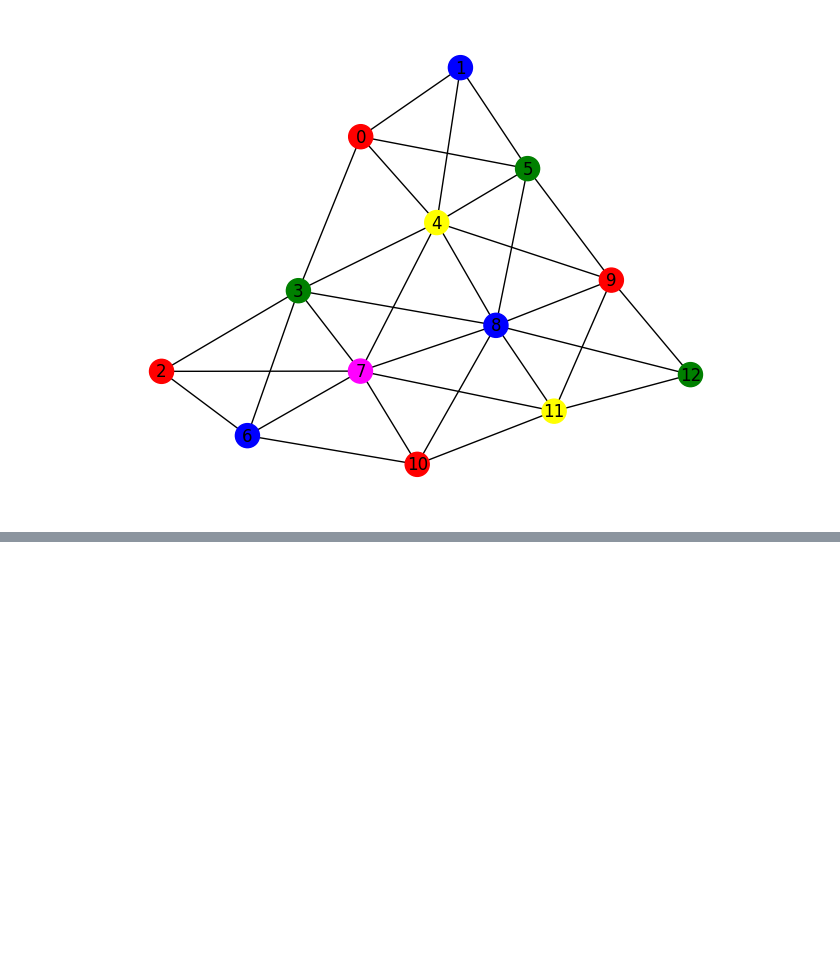
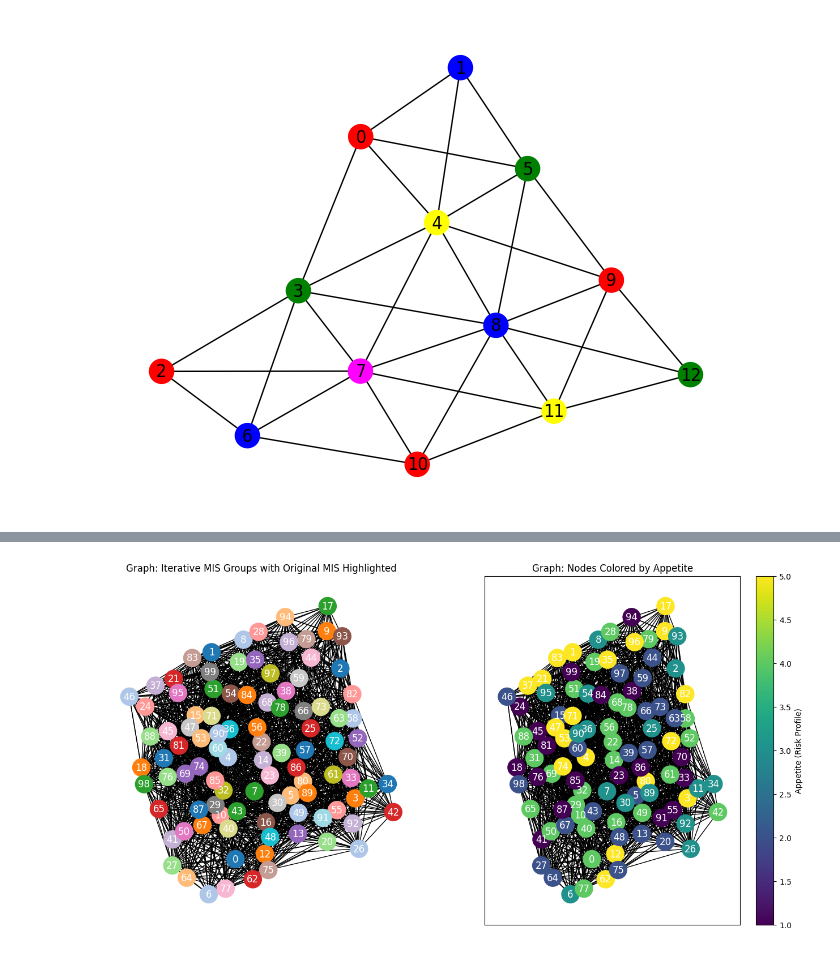
Before and after one commit to gzemlevskiy17/YQuantum-Minimising-Wildfire-Risks, a Jupyter notebook: mis_classical.ipynb, the cells around one changed output, grey strips where cells are left out. Cells and saved outputs as stored; diff of their text form; code cells hidden in the pictures; blank space fills up the shorter version.

```diff
--- a/mis_classical.ipynb
+++ b/mis_classical.ipynb
@@ -195,33 +228,38 @@ import pandas as pd
 import numpy as np
 import networkx as nx
 import matplotlib.pyplot as plt
+import matplotlib.cm as cm
 import math
 from networkx.algorithms import approximation as approx
+import time
 
-# --- Step 1: Load Data and Create Coordinates ---
-# Load property data which includes x, y coordinates and an appetite score (1-5)
-data = pd.read_csv("property_grid.csv")
+# --- Step 1: Load Data and Add "appetite" Column if Missing ---
+csv_file = "data/property_grid.csv"
+data = pd.read_csv(csv_file)
+
+if "appetite" not in data.columns:
+    np.random.seed(42)  # For reproducibility
+    data["appetite"] = np.random.randint(1, 6, size=len(data))
+    data.to_csv(csv_file, index=False)  # Optionally, save the updated CSV
+    print("Added 'appetite' column to CSV file.")
+
+# Extract x, y, and appetite values
 x = data["x"].values
 y = data["y"].values
-# Assumes the CSV has an "appetite" column representing the risk appetite score
 appetite = data["appetite"].values
 
-# Combine x and y coordinates into a single array
+# Combine x and y coordinates into an array of coordinate pairs
 coordinates = np.array(list(zip(x, y)))
 print("Coordinates:")
 print(coordinates)
 
-# Define a fixed radius for testing; properties within this distance are considered correlated
-radius = 7.5
-
 # --- Step 2: Construct the Graph with Node Attributes ---
 G = nx.Graph()
-
-# Add nodes to the graph with attributes 'pos' (position) and 'appetite'
 for idx, (coord, app) in enumerate(zip(coordinates, appetite)):
     G.add_node(idx, pos=coord, appetite=app)
 
-# Add edges between nodes if the Euclidean distance between them is <= the threshold (radius)
+# Define a proximity threshold (radius) for determining connected nodes (correlated wildfire risk)
+radius = 7.5
 n = len(coordinates)
 for i in range(n):
     for j in range(i + 1, n):
@@ -229,36 +267,39 @@ for i in range(n):
                       coordinates[i][1] - coordinates[j][1]) <= radius:
             G.add_edge(i, j)
 
-# --- Step 3: Graph Coloring via Iterative Independent Sets ---
-# Pre-define a list of colors for the groups
-colors = ["red", "blue", "green", "yellow", "magenta", "cyan", "orange", "purple"]
+# --- Step 3: Compute the Original Maximum Independent Set (MIS) ---
+# This MIS is computed on the original graph and will be highlighted in the left plot.
 
-# Dictionaries for node color assignments and grouping the nodes by independent set
-color_dict = {}  # Maps node -> color
-group_nodes = {} # Maps group index -> list of nodes in that group
+
+start_time = time.time()
+mis_original = approx.maximum_independent_set(G)
+print("\nOriginal Maximum Independent Set (MIS):", sorted(mis_original))
+#print("timer", t)
+
+# --- Step 4: Partition the Graph into Groups via Iterative Independent Sets ---
+# Use a matplotlib colormap to automatically generate distinct colors for groups.
+cmap = cm.get_cmap('tab20')  # This colormap supports up to 20 distinct colors (cycling thereafter)
+color_dict = {}    # Maps node -> assigned color (as an RGBA tuple)
+group_nodes = {}   # Maps group index -> list of nodes (each group is an independent set)
 color_counter = 0
 
-# Copy G to perform iterative removal of independent sets without modifying the original graph
+# Create a copy of G to iteratively remove nodes (ensuring the original G stays unchanged)
 G1 = G.copy()
 while G1.number_of_nodes() > 0:
-    # Compute an approximate maximum independent set
     mis = approx.maximum_independent_set(G1)
-    # Record the nodes in the current group
     group_nodes[color_counter] = list(mis)
-    # Assign the group color to all nodes in the MIS
+    group_color = cmap(color_counter % 20)  # Get a distinct color from colormap
     for node in mis:
-        color_dict[node] = colors[color_counter]
-    # Remove these nodes from the copied graph
+        color_dict[node] = group_color
     G1.remove_nodes_from(mis)
     color_counter += 1
 
-# Construct a color list for all nodes in the original graph based on node order
+# Create a color list in order of node indices
 color_list = [color_dict[node] for node in sorted(G.nodes())]
 
-# --- Step 4: Calculate Average Appetite for Each Group ---
+# --- Step 5: Calculate Group Average Appetite & Apply Portfolio Logic ---
 group_appetite = {}
 for group, nodes in group_nodes.items():
-    # Extract each node's appetite attribute and compute the average for the group
     group_values = [G.nodes[node]["appetite"] for node in nodes]
     group_appetite[group] = np.mean(group_values)
 
@@ -266,19 +307,42 @@ print("\nGroup Average Appetite Scores:")
 for group, avg in group_appetite.items():
     print(f"Group {group}: Average Appetite = {avg:.2f}")
 
-# --- Step 5: Apply Insurance Portfolio Logic ---
-# Example: For a risk-averse investor, select groups with an average appetite <= 3
+# For example: Risk-averse investor selecting groups with an average appetite <= 3.
 desired_appetite_max = 3
 selected_groups = [group for group, avg in group_appetite.items() if avg <= desired_appetite_max]
-
 print("\nSelected Portfolio Groups for Risk-Averse Investor (appetite <= 3):", selected_groups)
 for group in selected_groups:
     print(f"Properties in Group {group}:", group_nodes[group])
 
-# --- Step 6: Visualize the Graph ---
-# Use spring layout for visualization with fixed seed for reproducibility
+print("--- %s seconds ---" % (time.time() - start_time))
+
+# --- Step 6: Visualize Both Graphs Side-by-Side ---
+# Use spring_layout for reproducible node placement
 pos = nx.spring_layout(G, iterations=100, seed=42)
-plt.figure(figsize=(10, 8))
-nx.draw(G, pos=pos, with_labels=True, node_color=color_list, node_size=500, font_color='white')
-plt.title("Property Portfolio Clusters with Appetite-Based Grouping")
+
+# Prepare a figure with two subplots: Left: Original MIS Groups; Right: Appetite-Based Coloring
+fig, (ax1, ax2) = plt.subplots(1, 2, figsize=(16, 8))
+
+# Left Plot: Original Graph with MIS Grouping and Original MIS Highlighted
+nx.draw(G, pos=pos, with_labels=True, node_color=color_list, node_size=500, font_color='white', ax=ax1)
+ax1.set_title("Graph: Iterative MIS Groups with Original MIS Highlighted")
+# Highlight nodes from original MIS using a black outline
+for node in mis_original:
+    x_pos, y_pos = pos[node]
+    circle = plt.Circle((x_pos, y_pos), 0.05, color='black', fill=False, linewidth=2)
+    ax1.add_patch(circle)
+
+# Right Plot: Graph Colored by Appetite Values
+# Map the appetite values (1 to 5) to colors using a continuous colormap.
+node_appetites = [G.nodes[node]["appetite"] for node in sorted(G.nodes())]
+nodes = nx.draw_networkx_nodes(G, pos=pos, node_color=node_appetites, cmap=plt.cm.viridis, node_size=500, ax=ax2)
+nx.draw_networkx_edges(G, pos=pos, ax=ax2)
+nx.draw_networkx_labels(G, pos=pos, font_color='white', ax=ax2)
+ax2.set_title("Graph: Nodes Colored by Appetite")
+# Add a colorbar for appetite values
+cbar = plt.colorbar(nodes, ax=ax2)
+cbar.set_label("Appetite (Risk Profile)")
+
 plt.show()
+# plt.savefig("risk_groups.png")
+# %% [output]
@@ -284,0 +383 @@ plt.show()
+[figure, added]
```
Also changed, not shown: parts of 16 cells of this notebook, 13 other files.
